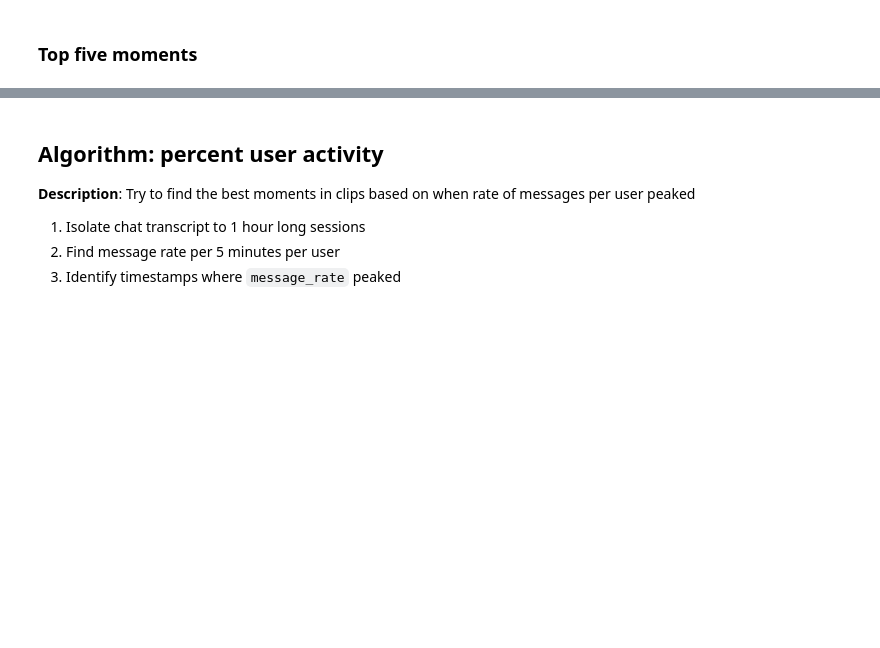
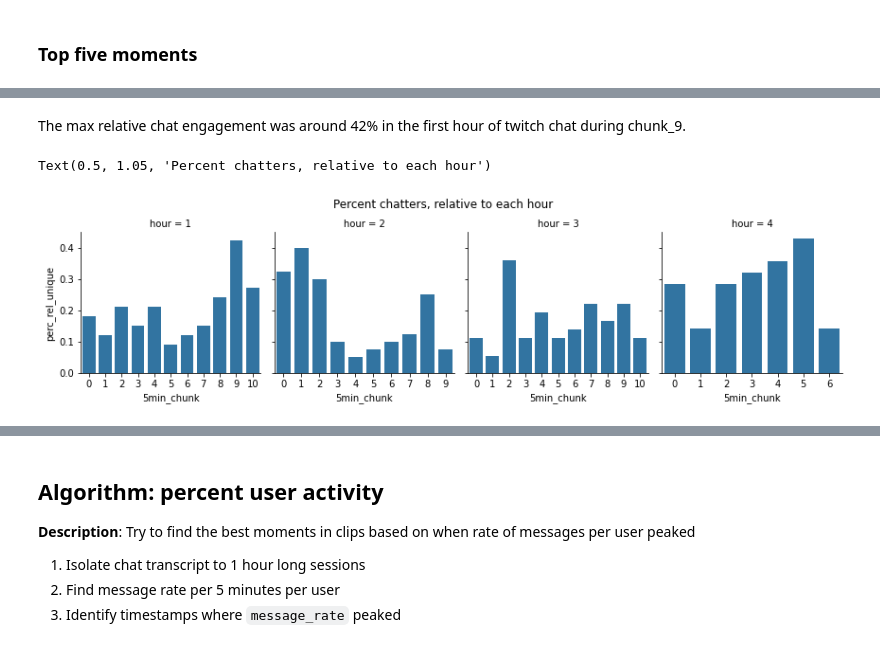
Before and after one commit to pillargg/pillar_algos, a Jupyter notebook: pillar.ipynb, the cells around one changed output, grey strips where cells are left out. Cells and saved outputs as stored; diff of their text form; code cells hidden in the pictures; blank space fills up the shorter version.

```diff
--- a/pillar.ipynb
+++ b/pillar.ipynb
@@ -285,0 +303,10 @@ results.sort_values('perc_unique',ascending=False).head()
+# %% [markdown]
+The max relative chat engagement was around 42% in the first hour of twitch chat during chunk_9.
+# %%
+g = sns.FacetGrid(results,col='hour',sharex=False)
+g.map(sns.barplot,'5min_chunk','perc_rel_unique')
+
+plt.suptitle("Percent chatters, relative to each hour",y=1.05)
+# %% [output]
+Text(0.5, 1.05, 'Percent chatters, relative to each hour')
+[figure, added]
```
Also changed, not shown: parts of 6 cells of this notebook.
